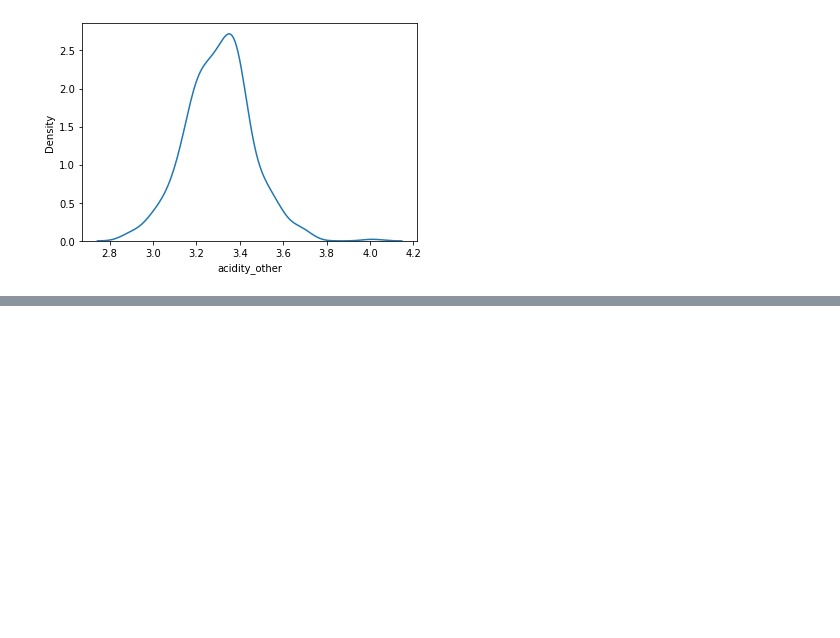
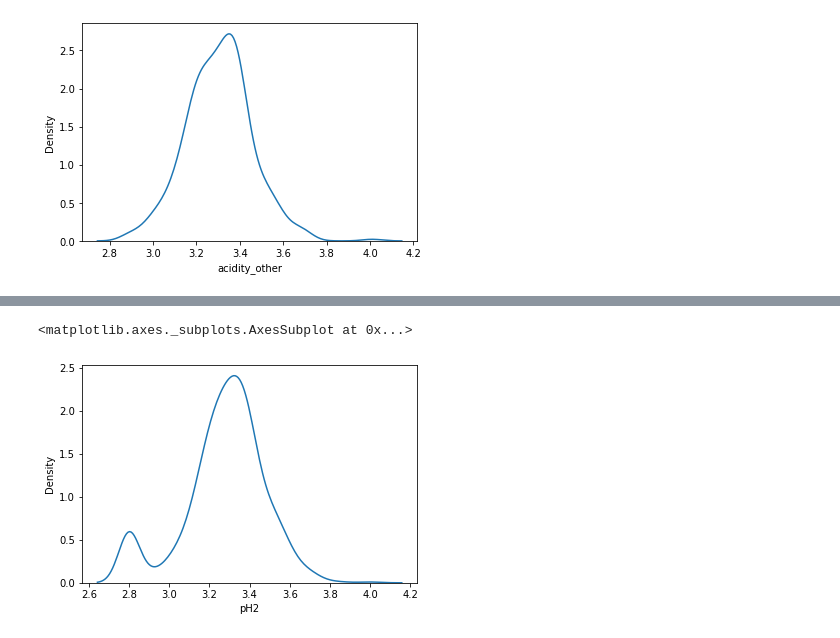
Before and after one commit to wmL5k/AcademyPublic, a Jupyter notebook: Untitled.ipynb, the cells around one changed output, grey strips where cells are left out. Drawn from its saved outputs; the diff is of its cells as text; code cells hidden in the pictures; blank space fills up the shorter version.

```diff
--- a/Untitled.ipynb
+++ b/Untitled.ipynb
@@ -509,0 +605,16 @@ for i, col in enumerate(train[continuous_feature_analyze_distribution_after_impu
+# %%
+# Let's see if we have duplicated rows:
+feature_analyze_duplicates = ['fixed acidity', 'volatile acidity', 'citric acid', 'residual sugar',
+       'chlorides', 'free sulfur dioxide', 'total sulfur dioxide', 'density',
+       'pH', 'sulphates', 'alcohol', 'quality', 'citric_cat',
+       'fixed_acidity_cat', 'volatile_acidity_cat', 'pH2', 'acidity_other']
+
+len(train[train.duplicated(subset = feature_analyze_duplicates, keep=False)])
+# We see that we have 104 rows that are duplicated, we can decide to keep the first or last.
+# Let's create a function that will automatize this process
+
+def drop_duplicate_keep_first(database, list_of_features):
+  database = database.drop_duplicates(subset= list_of_features, keep='first')
+  return database
+
+train = drop_duplicate_keep_first(train, feature_analyze_duplicates)
@@ -509,0 +759,14 @@ for i, col in enumerate(train[continuous_feature_analyze_distribution_after_impu
+# %%
+# pH2 shoud be between 2.8 & 4
+train['pH2'] = postitive_censure(train, 'pH2', 4)
+
+def negative_censure(database, feature_to_censure, value_censure):
+  feature = np.where(database[feature_to_censure] <= value_censure, value_censure, database[feature_to_censure])
+  return feature
+
+train['pH2'] = negative_censure(train, 'pH2', 2.8)
+# %%
+sns.kdeplot(x='pH2', data=train)
+# %% [output]
+<matplotlib.axes._subplots.AxesSubplot at 0x...>
+[figure, added]
```
Also changed, not shown: parts of 15 cells of this notebook.
